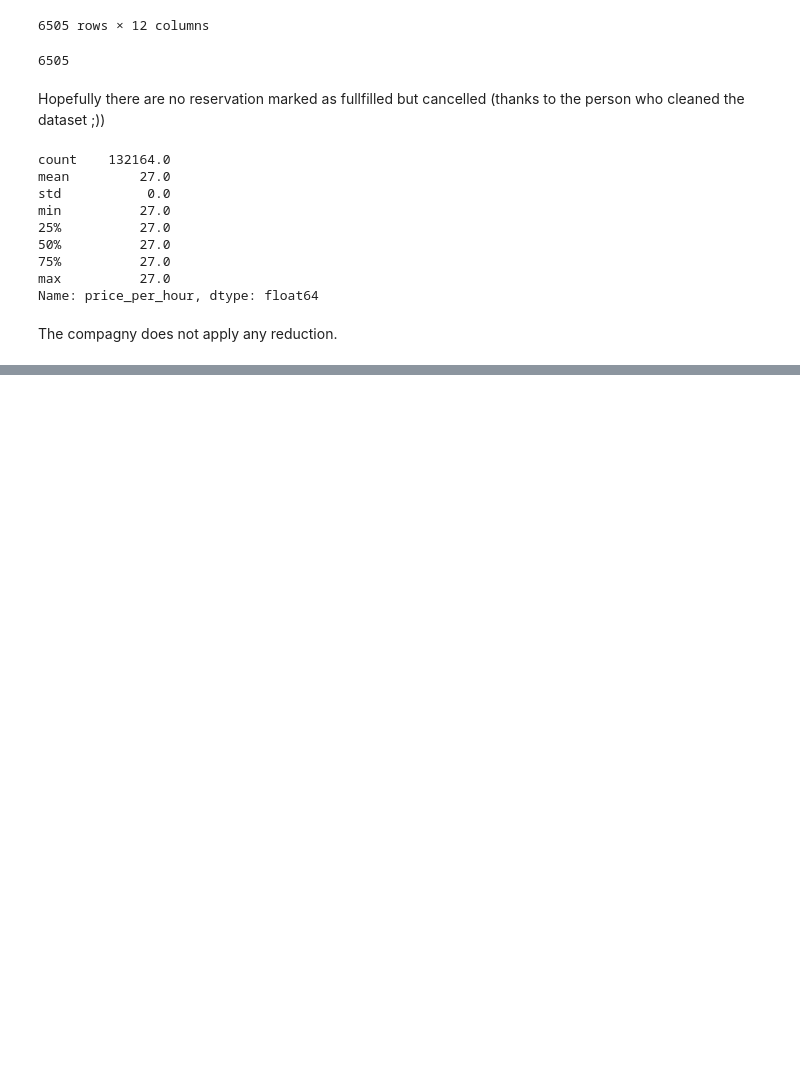
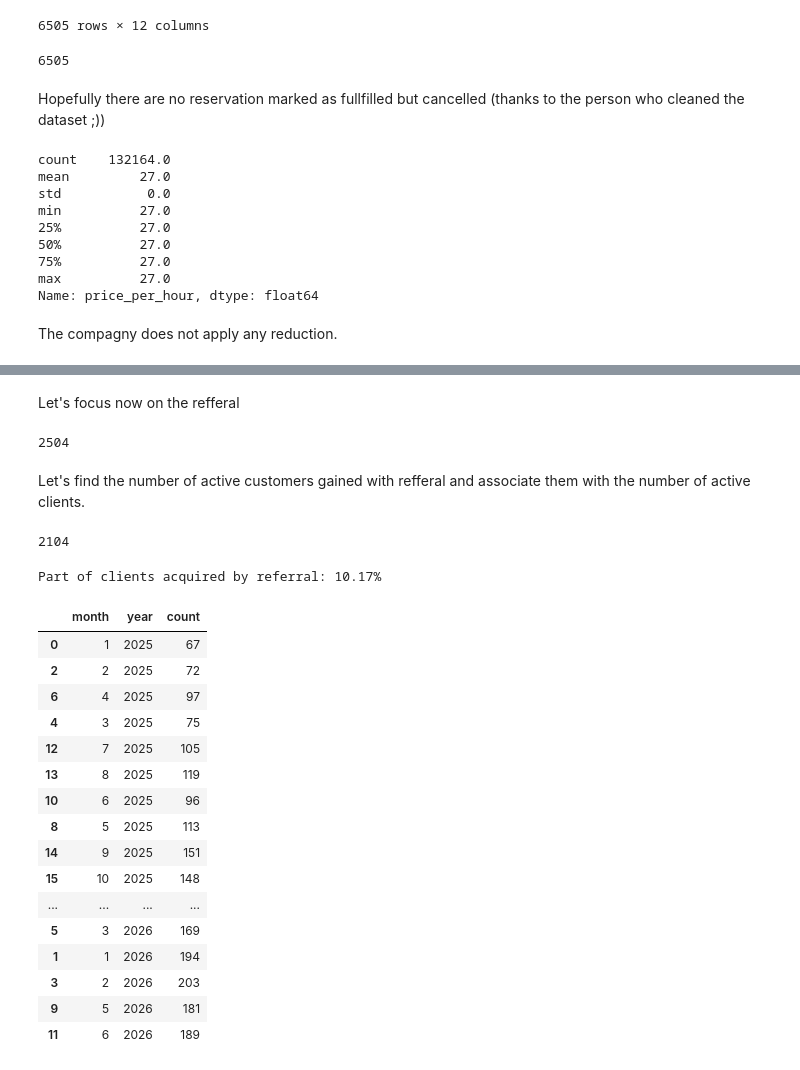
Before and after one commit to Berenice029/Growth_modelling_project, a Jupyter notebook: question1.ipynb, the cells around one changed output, grey strips where cells are left out. Saved outputs shown, nothing was run; the diff lists cells and outputs as text; code cells hidden in the pictures; blank space fills up the shorter version.

```diff
--- a/question1.ipynb
+++ b/question1.ipynb
@@ -319,0 +343,45 @@ What to do next :
+# %% [markdown]
+Let's focus now on the refferal
+# %%
+#number of client gained with referral program
+referral_customers = customers[customers['acquisition_channel'] == 'Referral']
+referral_customers.shape[0]
+# %% [output]
+2504
+# %% [markdown]
+Let's find the number of active customers gained with refferal and associate them with the number of active clients.
+# %%
+#number of active clients gained with referral program
+#customers who have made at least one fulfilled booking
+active_referral_customers = referral_customers[referral_customers['customer_id'].isin(fullfiled_requests['customer_id'])]
+active_referral_customers.shape[0]
+# %% [output]
+2104
+# %%
+#number of client gained by referal compared to the total number of clients
+proportion_referral_customers =  referral_customers.shape[0]/customers.shape[0]
+print(f"Part of clients acquired by referral: {proportion_referral_customers*100:.2f}%")
+# %% [output]
+Part of clients acquired by referral: 10.17%
+# %%
+#number of client gained with referral by month and year
+refferal_customers_by_month_and_year = referral_customers.groupby(['month', "year"]).size().reset_index(name='count').sort_values(by='year', ascending=True)
+refferal_customers_by_month_and_year
+# %% [output]
+|  | month | year | count |
+| 0 | 1 | 2025 | 67 |
+| 2 | 2 | 2025 | 72 |
+| 6 | 4 | 2025 | 97 |
+| 4 | 3 | 2025 | 75 |
+| 12 | 7 | 2025 | 105 |
+| 13 | 8 | 2025 | 119 |
+| 10 | 6 | 2025 | 96 |
+| 8 | 5 | 2025 | 113 |
+| 14 | 9 | 2025 | 151 |
+| 15 | 10 | 2025 | 148 |
+| ... | ... | ... | ... |
+| 5 | 3 | 2026 | 169 |
+| 1 | 1 | 2026 | 194 |
+| 3 | 2 | 2026 | 203 |
+| 9 | 5 | 2026 | 181 |
+| 11 | 6 | 2026 | 189 |
```
Also changed, not shown: parts of 11 cells of this notebook.
